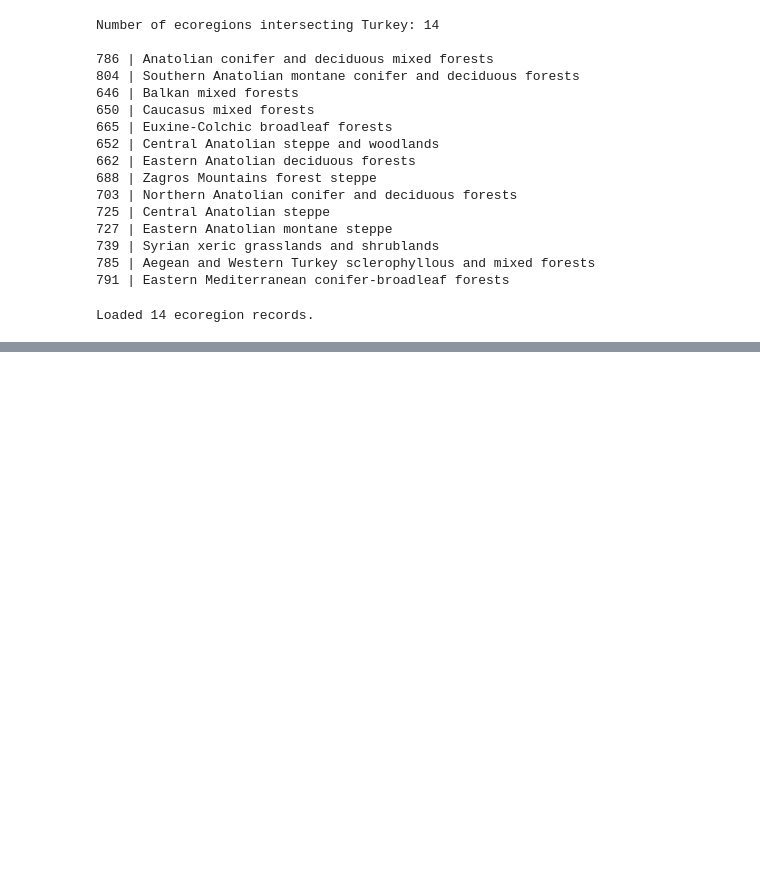
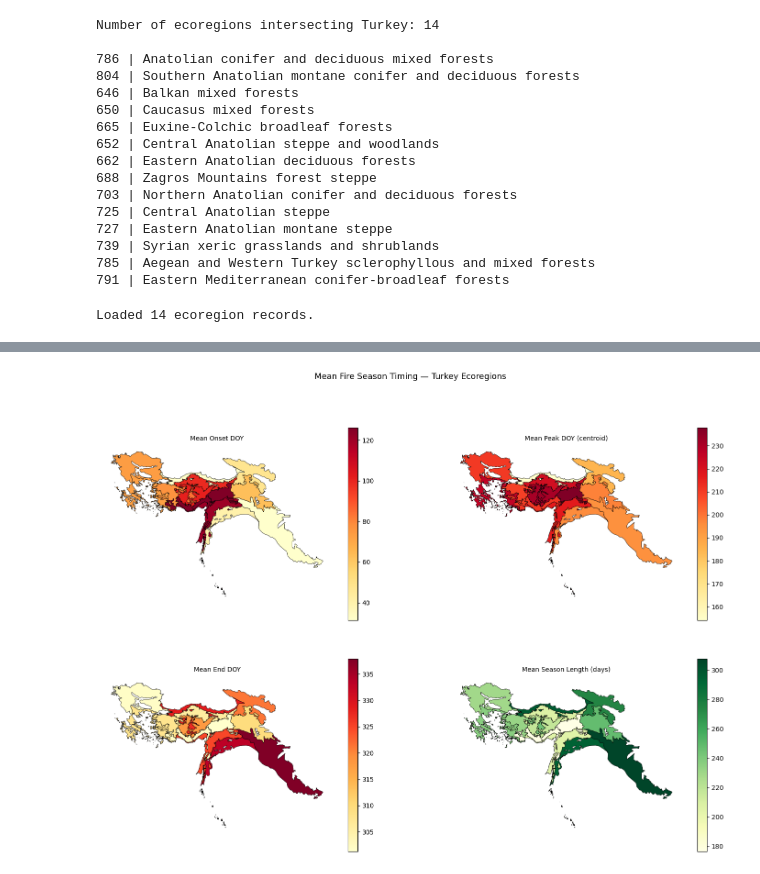
Before and after one commit to ismailbekar/TGPF, a Jupyter notebook: 01_turkey_ecoregions.ipynb, the cells around one changed output, grey strips where cells are left out. Saved outputs shown, nothing was run; the diff lists cells and outputs as text; code cells hidden in the pictures; blank space fills up the shorter version.

```diff
--- a/01_turkey_ecoregions.ipynb
+++ b/01_turkey_ecoregions.ipynb
@@ -410,0 +527,41 @@ plt.show()
+# %%
+import geopandas as gpd
+from shapely.geometry import shape
+
+# Compute mean metrics per ecoregion across all years
+mean_metrics = master_df.groupby('eco_name')[
+    ['onset_doy', 'peak_doy', 'end_doy', 'season_length']
+].mean().reset_index()
+
+# Build GeoDataFrame directly from the GEE features we already loaded
+# eco_list was fetched earlier — it has both geometries and properties
+rows = []
+for f in eco_list['features']:
+    eco_name = f['properties']['ECO_NAME']
+    if eco_name in mean_metrics['eco_name'].values:
+        rows.append({
+            'eco_name': eco_name,
+            'geometry': shape(f['geometry'])
+        })
+
+eco_gdf    = gpd.GeoDataFrame(rows, crs='EPSG:4326')
+eco_merged = eco_gdf.merge(mean_metrics, on='eco_name')
+
+# Plot
+fig, axes = plt.subplots(2, 2, figsize=(18, 12))
+fig.suptitle('Mean Fire Season Timing — Turkey Ecoregions', fontsize=13)
+
+metrics = [
+    ('onset_doy',     'Mean Onset DOY',           'YlOrRd'),
+    ('peak_doy',      'Mean Peak DOY (centroid)',  'YlOrRd'),
+    ('end_doy',       'Mean End DOY',              'YlOrRd'),
+    ('season_length', 'Mean Season Length (days)', 'YlGn'),
+]
+
+for ax, (metric, title, cmap) in zip(axes.flatten(), metrics):
+    eco_merged.plot(column=metric, ax=ax, cmap=cmap,
+                    legend=True, edgecolor='black', linewidth=0.5)
+    ax.set_title(title, fontsize=10)
+    ax.set_axis_off()
+# %% [output]
+[figure, added]
```
Also changed, not shown: parts of 15 cells of this notebook.
